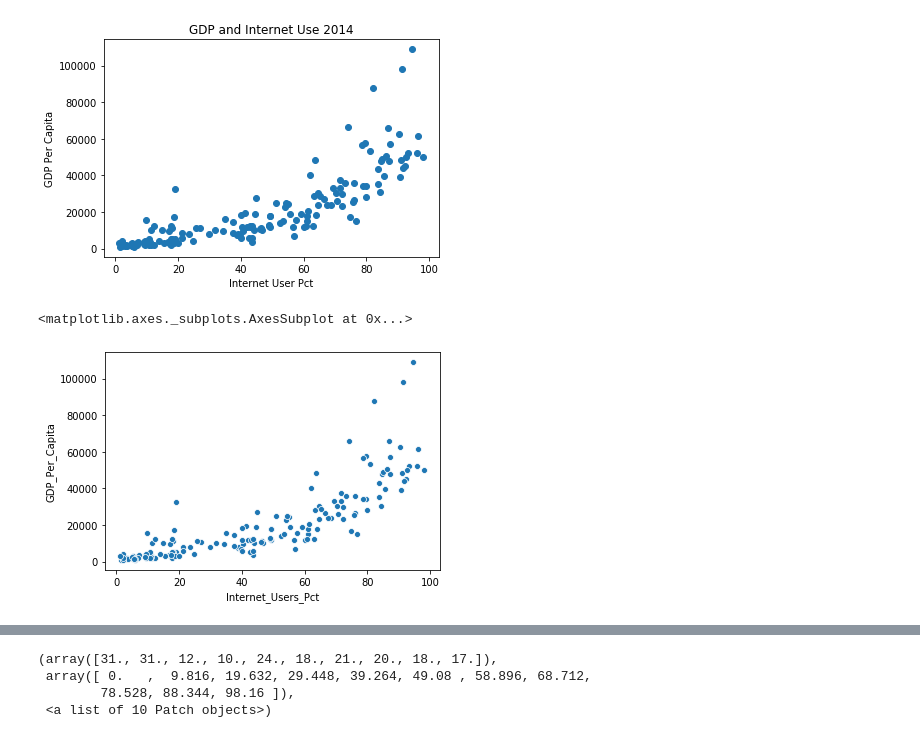
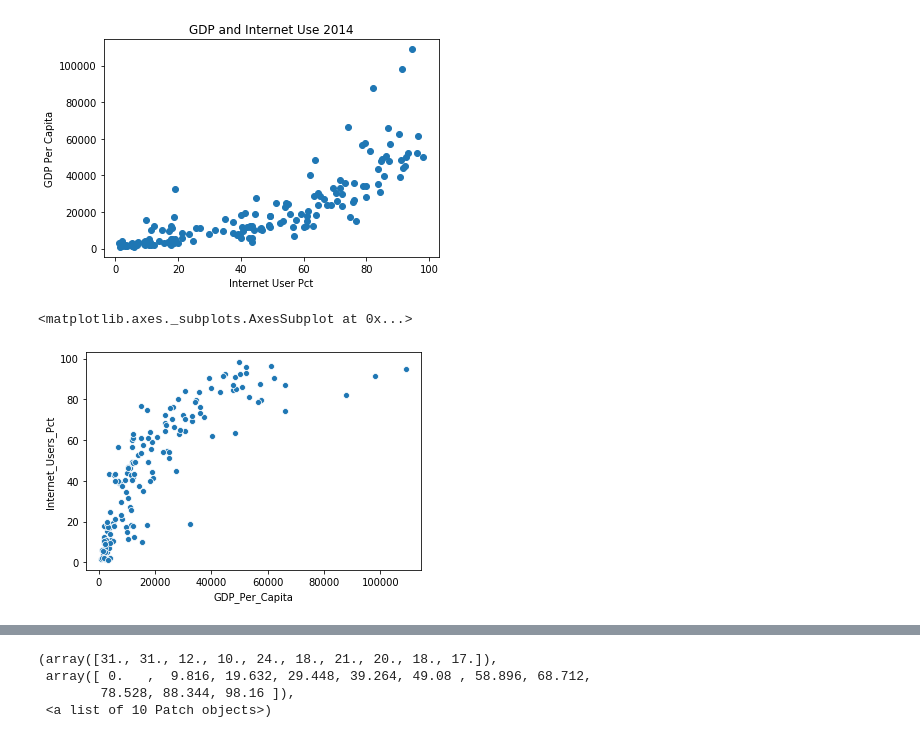
Before and after one commit to richietownsend/gdp-and-internet-usage-richietownsend, a Jupyter notebook: gdp_and_internet_usage.ipynb, the cells around one changed output, grey strips where cells are left out. Cells and saved outputs as stored; diff of their text form; code cells hidden in the pictures.

```diff
--- a/gdp_and_internet_usage.ipynb
+++ b/gdp_and_internet_usage.ipynb
@@ -152,6 +152,8 @@ gdp_and_internet_use
 # %%
 # df_2014 = df_2014.astype({"Internet_Users_Pct": float})
 gdp_and_internet_use = gdp_and_internet_use.astype({'Internet_Users_Pct' : float})
+# %%
+gdp_and_internet_use = gdp_and_internet_use.astype({'Year' : int})
 # %%
 gdp_and_internet_use.dtypes
 # %% [output]
@@ -163,9 +165,9 @@ dtype: object
 # %% [markdown]
 #### Create 3 New DataFrame for 2004, 2009, 2014
 # %%
-gdp_and_internet_use_2004= gdp_and_internet_use[gdp_and_internet_use.Year == '2004']
-gdp_and_internet_use_2009 = gdp_and_internet_use[gdp_and_internet_use.Year == '2009']
-gdp_and_internet_use_2014 = gdp_and_internet_use[gdp_and_internet_use.Year == '2014']
+gdp_and_internet_use_2004= gdp_and_internet_use[gdp_and_internet_use.Year == 2004]
+gdp_and_internet_use_2009 = gdp_and_internet_use[gdp_and_internet_use.Year == 2009]
+gdp_and_internet_use_2014 = gdp_and_internet_use[gdp_and_internet_use.Year == 2014]
 # %% [markdown]
 #### Question 18:
 # %%
@@ -249,7 +251,7 @@ plt.title('GDP and Internet Use 2014')
 Text(0.5, 1.0, 'GDP and Internet Use 2014')
 [figure]
 # %%
-sns.scatterplot(gdp_and_internet_use_2014.Internet_Users_Pct, gdp_and_internet_use_2014.GDP_Per_Capita)
+sns.scatterplot(gdp_and_internet_use_2014.GDP_Per_Capita, gdp_and_internet_use_2014.Internet_Users_Pct)
 # %% [output]
 <matplotlib.axes._subplots.AxesSubplot at 0x...>
-[figure, old version]
+[figure, new version]
```
Also changed, not shown: parts of 17 cells of this notebook.
